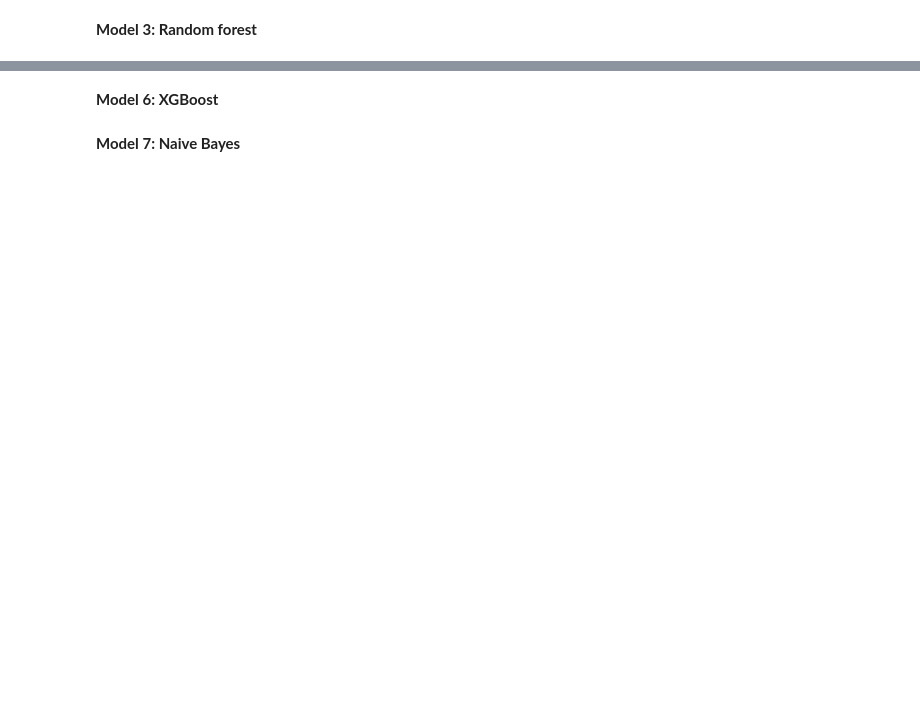
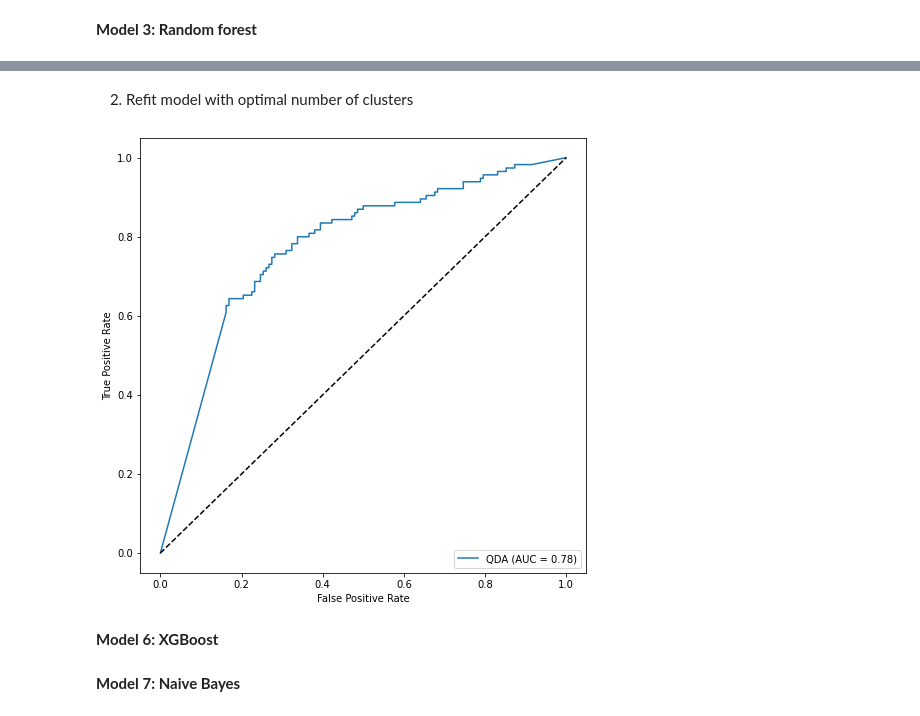
Before and after one commit to boyercb/bst263-final-project, a Jupyter notebook: BST_263_Final_Project.ipynb, the cells around one changed output, grey strips where cells are left out. Cells and saved outputs as stored; diff of their text form; code cells hidden in the pictures; blank space fills up the shorter version.

```diff
--- a/BST_263_Final_Project.ipynb
+++ b/BST_263_Final_Project.ipynb
@@ -294,3 +377,22 @@ QDA.fit = QDA.fit(X_std, y_train)
+# %% [markdown]
+2. Refit model with optimal number of clusters
+# %%
+# model: QDA
+qda_pca = PCA(153, random_state=0).fit(X_std)
+X_std_qda = qda_pca.transform(X_std)
+X_test_std_qda = qda_pca.transform(X_test_std)
+
+QDA = QuadraticDiscriminantAnalysis()
+QDA=QDA.fit(X_std_lda, y_train)
+
+fig = plt.figure(figsize=(8,8))
+ax = fig.add_subplot(1, 1, 1)
+roc_output = metrics.plot_roc_curve(QDA, X_test_std_lda, y_test, ax=ax, name="QDA")
+
+ax.plot([0, 1], [0, 1], 'k--')
+plt.show()
+# %% [output]
+[figure, added]
 # %% [markdown]
 **Model 6: XGBoost**
 # %%
```
Also changed, not shown: parts of 49 cells of this notebook.
